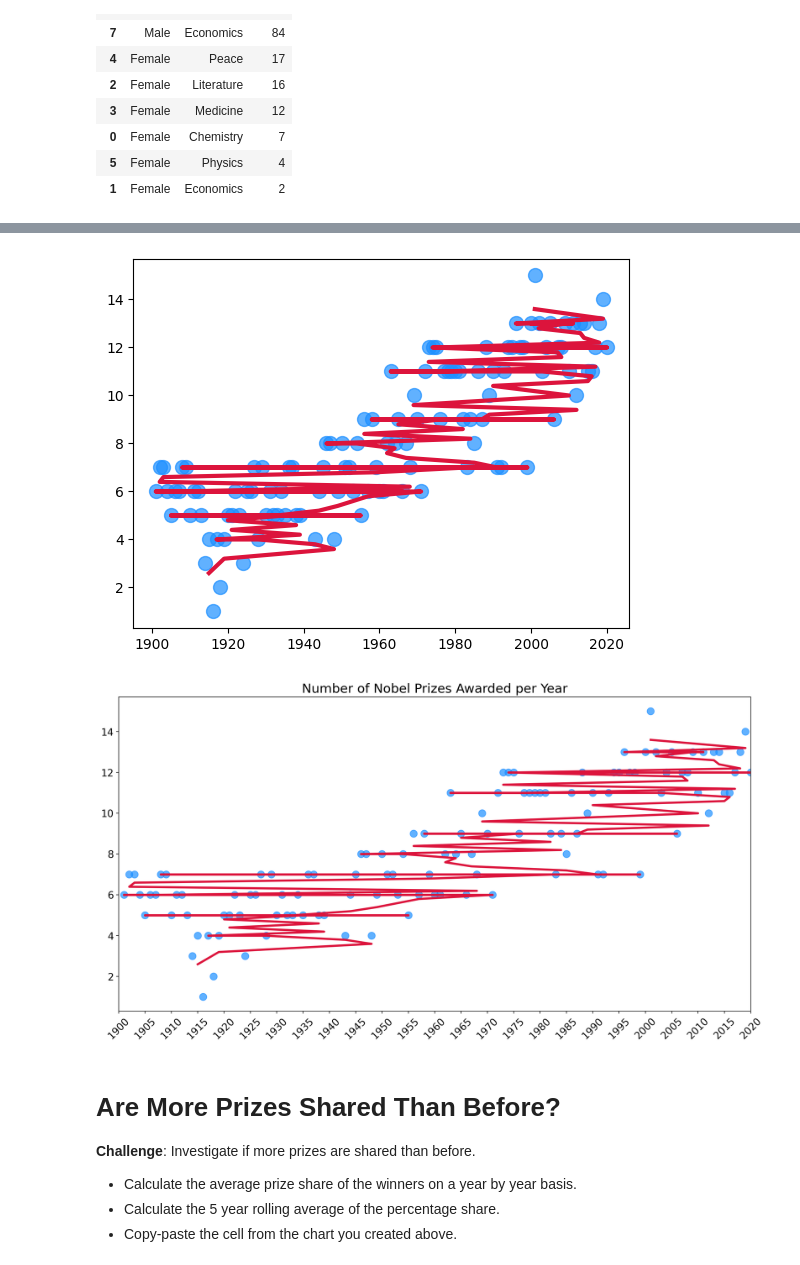
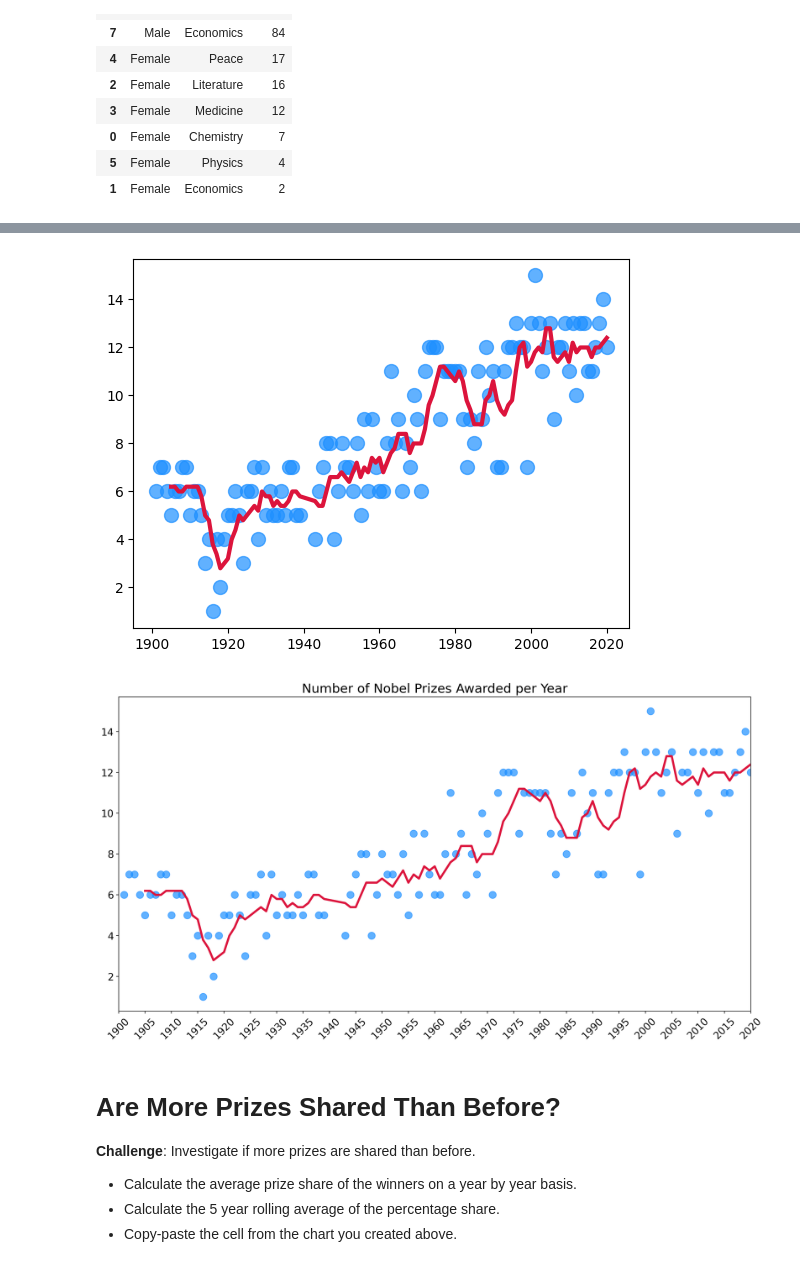
Before and after one commit to TahaThinks/DataScienceProjects2024, a Jupyter notebook: Nobel_Prize_Analysis_(start).ipynb, the cells around one changed output, grey strips where cells are left out. Cells and saved outputs as stored; diff of their text form; code cells hidden in the pictures.

```diff
--- a/Nobel_Prize_Analysis_(start).ipynb
+++ b/Nobel_Prize_Analysis_(start).ipynb
@@ -418,3 +418,4 @@ df_data.head(1)
 prize_per_year = df_data.groupby(by=["year"],as_index=False).agg({'prize': pd.Series.count})
 prize_per_year.sort_values(by='prize', inplace=True)
 prize_per_year
+prize_per_year = df_data.groupby(by='year').count().prize
@@ -435,20 +422,20 @@ prize_per_year
 # %%
 moving_average = prize_per_year.rolling(window=5).mean()
 # %%
-plt.scatter(x=prize_per_year.year,
-           y=prize_per_year.prize,
+plt.scatter(x=prize_per_year.index,
+           y=prize_per_year.values,
            c='dodgerblue',
            alpha=0.7,
            s=100,)
 
-plt.plot(prize_per_year.year,
-        moving_average.prize,
+plt.plot(prize_per_year.index,
+        moving_average.values,
         c='crimson',
         linewidth=3,)
 
 plt.show()
 # %% [output]
-[figure, old version]
+[figure, new version]
 # %%
 plt.figure(figsize=(16,8), dpi=200)
 plt.title('Number of Nobel Prizes Awarded per Year', fontsize=18)
@@ -460,20 +447,20 @@ plt.xticks(ticks=np.arange(1900, 2021, step=5),
 ax = plt.gca() # get current axis
 ax.set_xlim(1900, 2020)
 
-ax.scatter(x=prize_per_year.year,
-           y=prize_per_year.prize,
+ax.scatter(x=prize_per_year.index,
+           y=prize_per_year.values,
            c='dodgerblue',
            alpha=0.7,
            s=100,)
 
-ax.plot(prize_per_year.year,
-        moving_average.prize,
+ax.plot(prize_per_year.index,
+        moving_average.values,
         c='crimson',
         linewidth=3,)
 
 plt.show()
 # %% [output]
-[figure, old version]
+[figure, new version]
 # %% [markdown]
 # Are More Prizes Shared Than Before?
 
```
Also changed, not shown: parts of 1 cell of this notebook.
